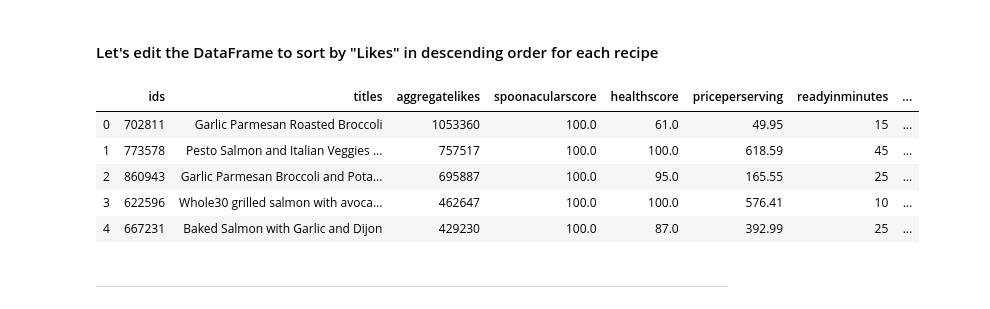
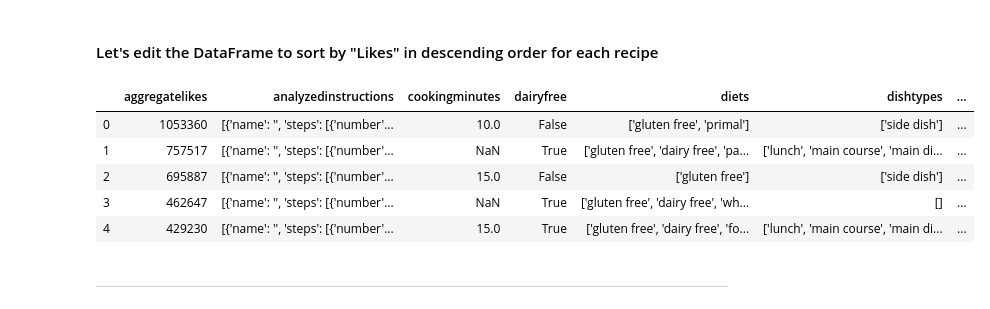
Before and after one commit to alexwcheng/recipe-webpage-ads, a Jupyter notebook: Jupyter_Notebooks/Exploratory Data Analysis.ipynb, the cells around one changed output. Cells and saved outputs as stored; diff of their text form; code cells hidden in the pictures.

```diff
--- a/Jupyter_Notebooks/Exploratory Data Analysis.ipynb
+++ b/Jupyter_Notebooks/Exploratory Data Analysis.ipynb
@@ -59,26 +59,26 @@ ___
 #### Let's edit the DataFrame to sort by "Likes" in descending order for each recipe
 # %%
 #read in .csv file
-df = pd.read_csv('/Users/alexandercheng/Desktop/code/projects/recipe-strategy/Data/top_1000_recipes_info.csv', index_col=0)
+df = pd.read_csv('/Users/alexandercheng/Desktop/code/projects/recipe-strategy/Data/Recipes.csv', index_col=0)
 
 #make all column names lowercase for ease and consistency
 df.columns = map(str.lower, df.columns)
 
 #let's sort the data by "aggregatelikes" so we can see most "liked" recipes at the top.
 df = df.sort_values(by=['aggregatelikes'], ascending=False)
 
 #reset index
 df = df.reset_index(drop=True)
 
 #preview dataframe
 df.head()
 # %% [output]
-|  | ids | titles | aggregatelikes | spoonacularscore | healthscore | priceperserving | readyinminutes | ... |
-| 0 | 702811 | Garlic Parmesan Roasted Broccoli | 1053360 | 100.0 | 61.0 | 49.95 | 15 | ... |
-| 1 | 773578 | Pesto Salmon and Italian Veggies ... | 757517 | 100.0 | 100.0 | 618.59 | 45 | ... |
-| 2 | 860943 | Garlic Parmesan Broccoli and Pota... | 695887 | 100.0 | 95.0 | 165.55 | 25 | ... |
-| 3 | 622596 | Whole30 grilled salmon with avoca... | 462647 | 100.0 | 100.0 | 576.41 | 10 | ... |
-| 4 | 667231 | Baked Salmon with Garlic and Dijon | 429230 | 100.0 | 87.0 | 392.99 | 25 | ... |
+|  | aggregatelikes | analyzedinstructions | cookingminutes | dairyfree | diets | dishtypes | ... |
+| 0 | 1053360 | [{'name': '', 'steps': [{'number'... | 10.0 | False | ['gluten free', 'primal'] | ['side dish'] | ... |
+| 1 | 757517 | [{'name': '', 'steps': [{'number'... | NaN | True | ['gluten free', 'dairy free', 'pa... | ['lunch', 'main course', 'main di... | ... |
+| 2 | 695887 | [{'name': '', 'steps': [{'number'... | 15.0 | False | ['gluten free'] | ['side dish'] | ... |
+| 3 | 462647 | [{'name': '', 'steps': [{'number'... | NaN | True | ['gluten free', 'dairy free', 'wh... | [] | ... |
+| 4 | 429230 | [{'name': '', 'steps': [{'number'... | 15.0 | True | ['gluten free', 'dairy free', 'fo... | ['lunch', 'main course', 'main di... | ... |
 # %% [markdown]
 ___
 # %% [markdown]
```
Also changed, not shown: parts of 14 cells of this notebook, 14 other files.
